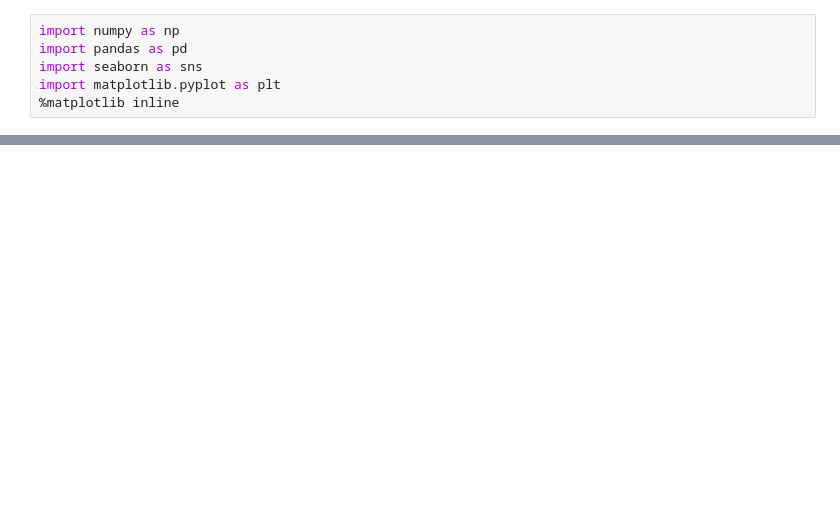
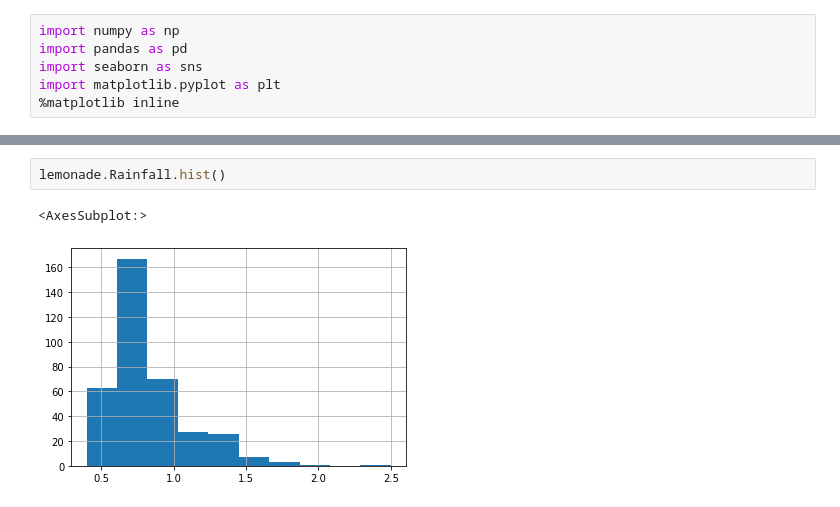
Before and after one commit to cristinalucin/anomaly-detection-exercises, a Jupyter notebook: continuous_probablistic_methods.ipynb, the cells around one changed output, grey strips where cells are left out. Drawn from its saved outputs; the diff is of its cells as text; blank space fills up the shorter version.

```diff
--- a/continuous_probablistic_methods.ipynb
+++ b/continuous_probablistic_methods.ipynb
@@ -33,0 +31,5 @@ df.groupby("dataset").describe()
+# %%
+lemonade.Rainfall.hist()
+# %% [output]
+<AxesSubplot:>
+[figure, added]
```
Also changed, not shown: parts of 59 cells of this notebook, 2 other files.
